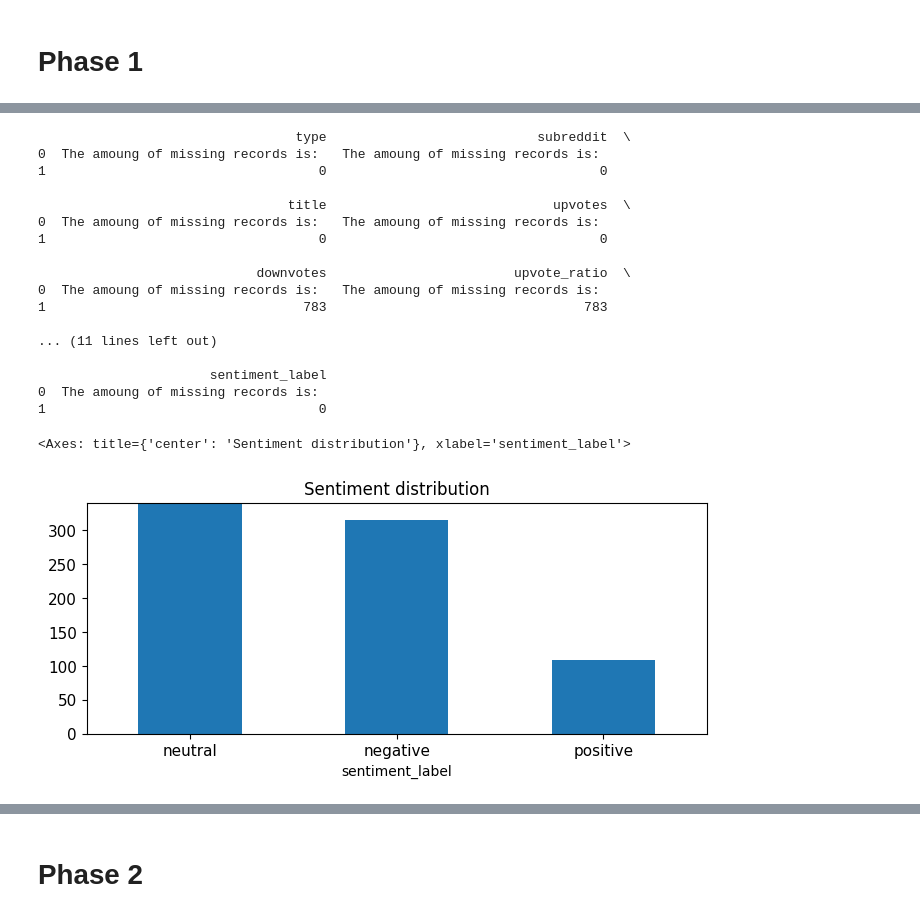
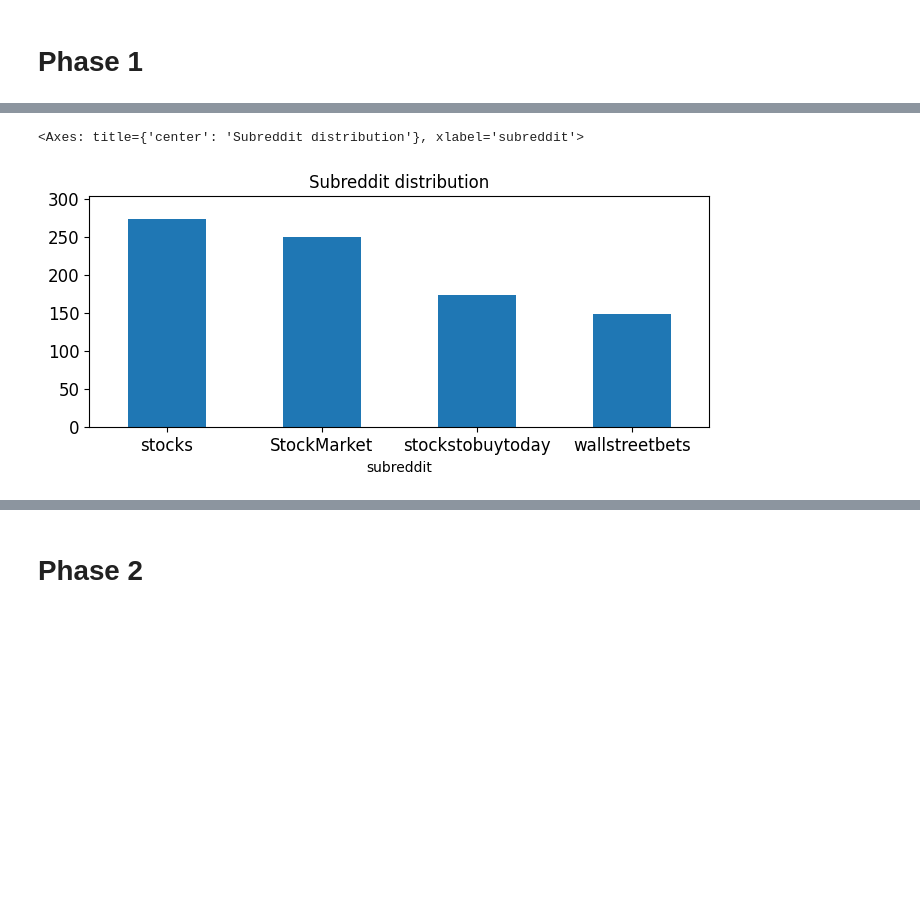
Before and after one commit to j-lee-cob/DM2025-Lab1-Exercise, a Jupyter notebook: DM2025-Lab1-Homework.ipynb, the cells around one changed output, grey strips where cells are left out. Cells and saved outputs as stored; diff of their text form; code cells hidden in the pictures; blank space fills up the shorter version.

```diff
--- a/DM2025-Lab1-Homework.ipynb
+++ b/DM2025-Lab1-Homework.ipynb
@@ -74,10 +74,10 @@ import helpers.data_mining_helpers as dmh
 # If you get "ModuleNotFoundError: No module named 'PAMI'"
 # run the following in a new Jupyter cell:
 # !pip3 install PAMI
-df = pd.read_csv("newdataset/Reddit-stock-sentiment.csv")
+datafiles = pd.read_csv("newdataset/Reddit-stock-sentiment.csv")
 
 #Ex 1)
 for i in range(3):
     print(f"Example {i+1}")
-    print("\n".join(df.text[i].split("\n")))
+    print("\n".join(datafiles.text[i].split("\n")))
 # %% [output]
@@ -93,18 +93,17 @@ Seeing lots of red in the ticker.
 # %%
-#Exercise 2
-df.get(["text","label"])
+# 2
+datafiles.get(["text","label"])
 
-#Check size and head
-#print(df.shape)
-#print(df.head())
+
+datafiles.loc[0]
 
 #Drop some column that is not significant to our target
 feature_deletion = ["datetime","post_id","url","author"]
 
-df = df.drop(feature_deletion,axis=1)
+datafiles = datafiles.drop(feature_deletion,axis=1, errors='ignore')
 
-#Exercise 3
-df[df["label"]==1.0][::10][0:5]
+# 3
+datafiles[datafiles["label"] == 1.0].iloc[::10].head(5)
 # %% [output]
 |  | type | subreddit | title | upvotes | downvotes | upvote_ratio | text | subjectivity | polarity | ... |
 | 3 | post | stockstobuytoday | Who knows more? $VMAR | 30 | 0.0 | 0.98 | Vision Marine Technologies Inc. i... | 0.646970 | 0.216383 | ... |
@@ -113,46 +112,19 @@ df[df["label"]==1.0][::10][0:5]
 | 219 | comment | stockstobuytoday | APLS stocks | 1 | NaN | NaN | Same. Back to break even after th... | 0.300000 | 0.144444 | ... |
 | 319 | comment | stocks | It's fucking awful seeing the "Si... | 1 | NaN | NaN | Etrade has a feed of news article... | 0.000000 | 0.000000 | ... |
 # %%
-#Create new column for classification (postive neutral negative)
-def format_labels(target):
-    if target==1.0:
-        return "positive"
-    elif target==0:
-        return "neutral"
-    elif target==-1.0:
-        return "negative"
-
-df['sentiment_label'] = df.label.apply(format_labels)
+datafiles.isnull()
 
 #Exercise 4
-print(df.isnull().apply(lambda x: dmh.check_missing_values(x)))
+datafiles.isnull().apply(lambda x: dmh.check_missing_values(x), axis=1)
 
-#Drop row that have null value
-df_dropna = df.dropna()
 
-#Exercise 6 & 7
+
+#Exercise 7
 #Plot Semtiment label distrubution
-df.sentiment_label.value_counts().plot(kind = 'bar',
-                                    title = 'Sentiment distribution',
-                                    ylim = [0, df.sentiment.value_counts().max()+10],
-                                    rot = 0, fontsize = 11, figsize = (8,3))
+datafiles.subreddit.value_counts().plot(kind = 'bar',
+                                           title = 'Subreddit distribution',
+                                           ylim = [0, datafiles.subreddit.value_counts().max() + 30],
+                                           rot = 0, fontsize = 12, figsize = (8,3))
 # %% [output]
-                                 type                           subreddit  \
-0  The amoung of missing records is:   The amoung of missing records is:
-1                                   0                                   0
-
-                                title                             upvotes  \
-0  The amoung of missing records is:   The amoung of missing records is:
-1                                   0                                   0
-
-                            downvotes                        upvote_ratio  \
-0  The amoung of missing records is:   The amoung of missing records is:
-1                                 783                                 783
-
-... (11 lines left out)
-
-                      sentiment_label
-0  The amoung of missing records is:
-1                                   0
+<Axes: title={'center': 'Subreddit distribution'}, xlabel='subreddit'>
-<Axes: title={'center': 'Sentiment distribution'}, xlabel='sentiment_label'>
-[figure, old version]
+[figure, new version]
```
Also changed, not shown: parts of 14 cells of this notebook.
